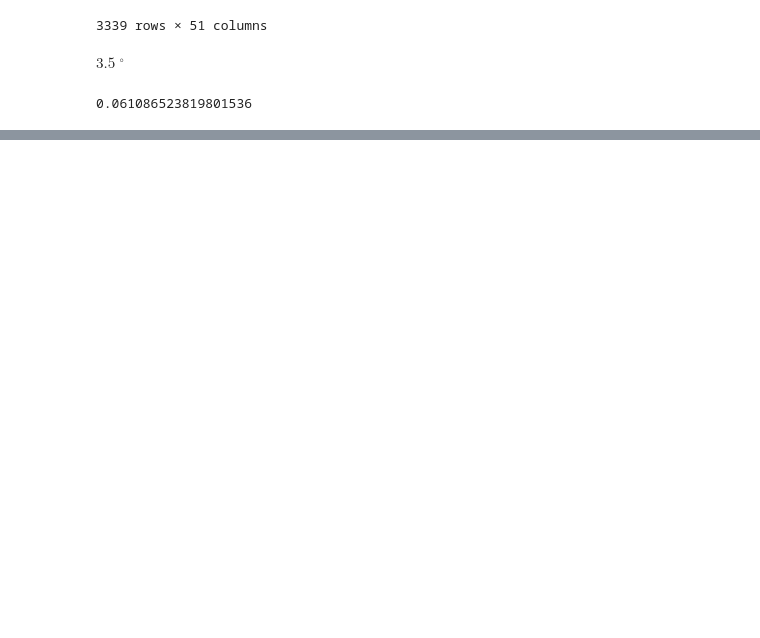
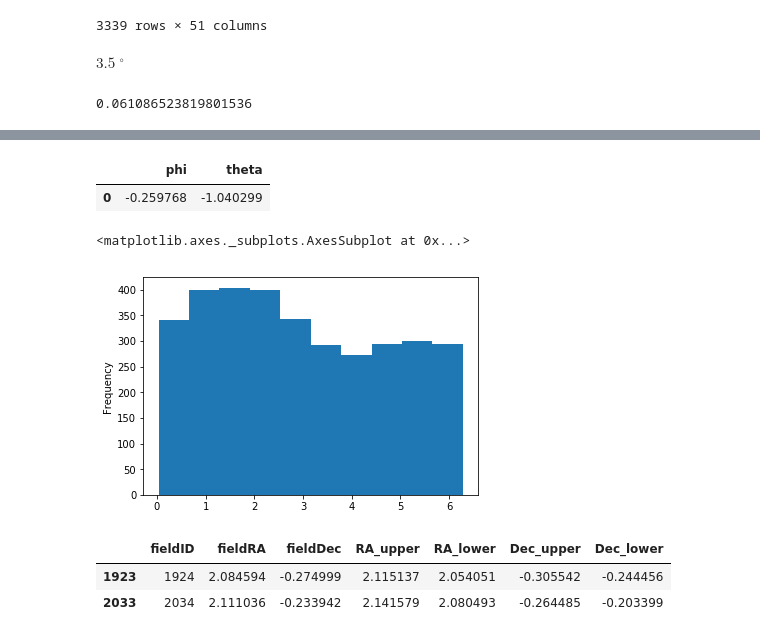
Before and after one commit to RobFirth/LSST_tools, a Jupyter notebook: opsimout/notebooks/OpSim_outputs_notebook_new.ipynb, the cells around one changed output, grey strips where cells are left out. Saved outputs shown, nothing was run; the diff lists cells and outputs as text; code cells hidden in the pictures; blank space fills up the shorter version.

```diff
--- a/opsimout/notebooks/OpSim_outputs_notebook_new.ipynb
+++ b/opsimout/notebooks/OpSim_outputs_notebook_new.ipynb
@@ -134,0 +140,20 @@ ax.scatter(ddf["fieldRA"], ddf["fieldDec"])
+# %%
+coords_df = utils.generate_coordinates(1)
+coords_df
+# %% [output]
+|  | phi | theta |
+| 0 | -0.259768 | -1.040299 |
+# %%
+unique_field_df["RA_upper"].plot.hist()
+# %% [output]
+<matplotlib.axes._subplots.AxesSubplot at 0x...>
+[figure, added]
+# %%
+unique_field_df[(unique_field_df["RA_upper"] >= coords_df["theta"][0] + np.pi) &
+                (unique_field_df["RA_lower"] <= coords_df["theta"][0] + np.pi) &
+                (unique_field_df["Dec_lower"] >= coords_df["phi"][0])  &
+                (unique_field_df["Dec_upper"] <= coords_df["phi"][0])]
+# %% [output]
+|  | fieldID | fieldRA | fieldDec | RA_upper | RA_lower | Dec_upper | Dec_lower |
+| 1923 | 1924 | 2.084594 | -0.274999 | 2.115137 | 2.054051 | -0.305542 | -0.244456 |
+| 2033 | 2034 | 2.111036 | -0.233942 | 2.141579 | 2.080493 | -0.264485 | -0.203399 |
```
Also changed, not shown: parts of 9 cells of this notebook, 2 other files.
